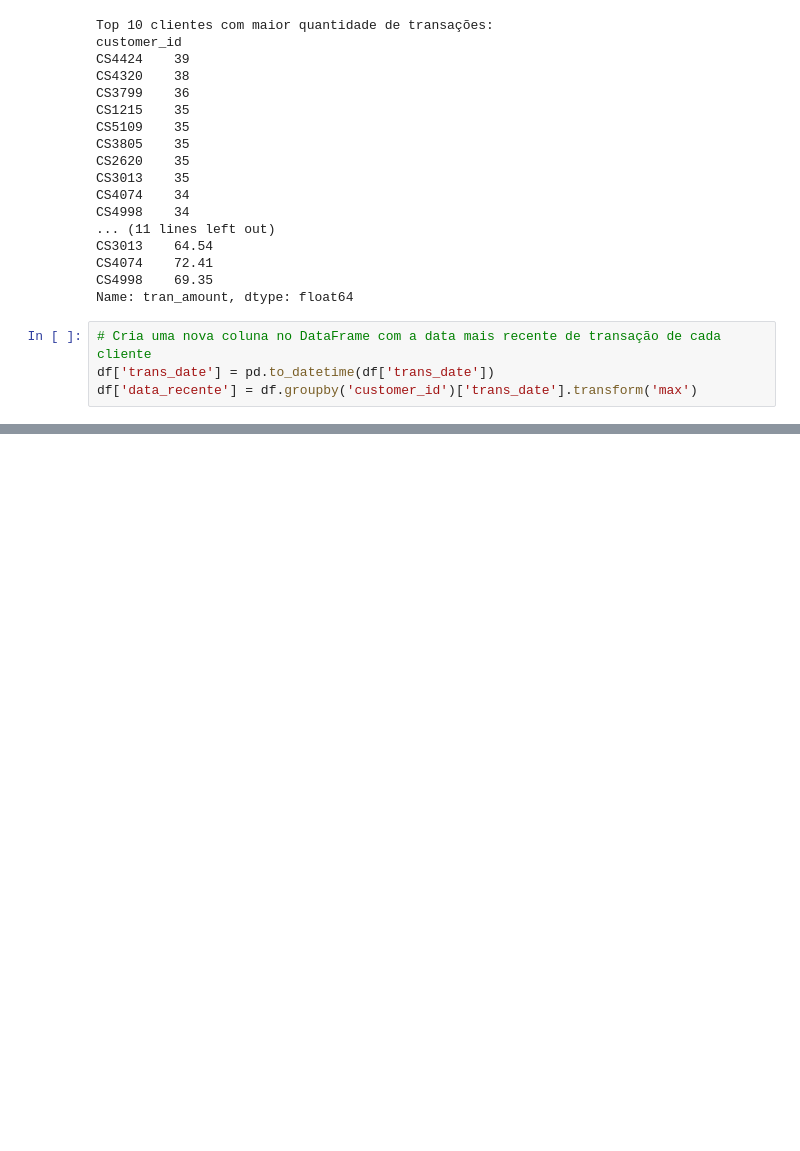
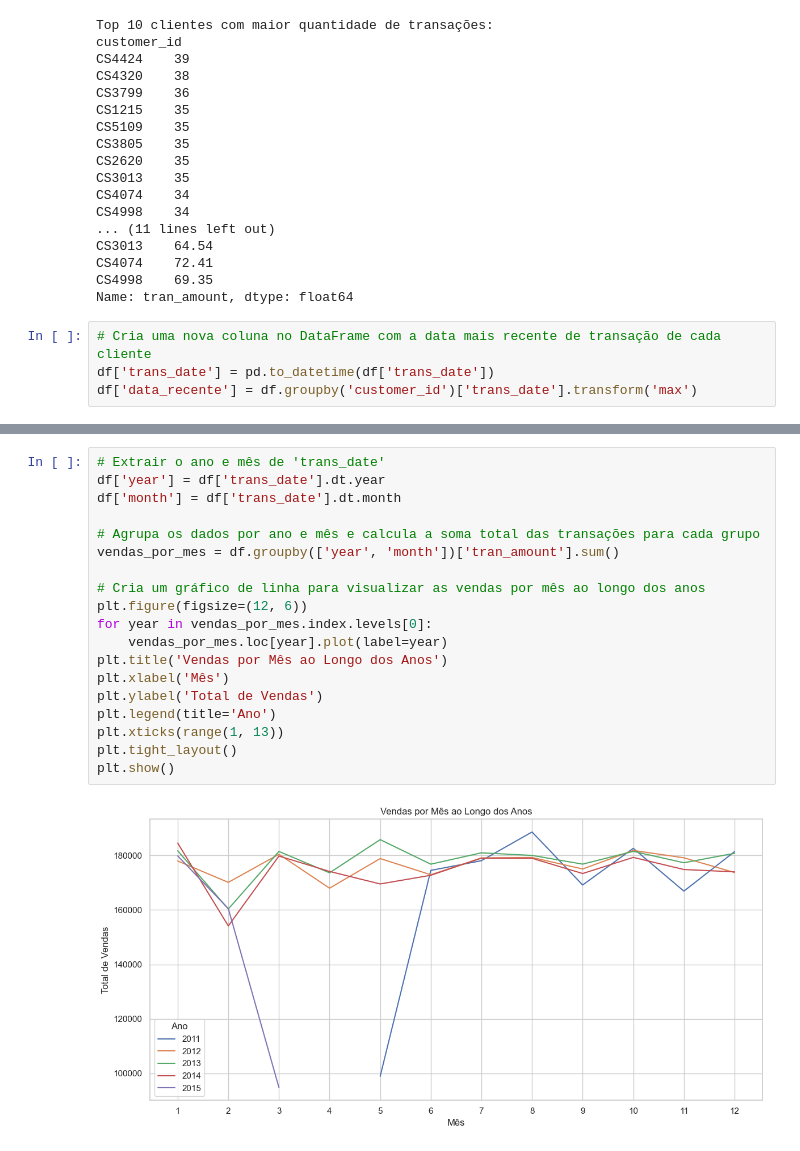
Before and after one commit to GabrielRodrigues11/test-basic-analysis, a Jupyter notebook: main.ipynb, the cells around one changed output, grey strips where cells are left out. Saved outputs shown, nothing was run; the diff lists cells and outputs as text; blank space fills up the shorter version.

```diff
--- a/main.ipynb
+++ b/main.ipynb
@@ -136,4 +136,25 @@ plt.show()
 # %% [output]
 Quantidade média de transações por cliente: 18.14
 [figure]
+# %%
+# Extrair o ano e mês de 'trans_date'
+df['year'] = df['trans_date'].dt.year
+df['month'] = df['trans_date'].dt.month
+
+# Agrupa os dados por ano e mês e calcula a soma total das transações para cada grupo
+vendas_por_mes = df.groupby(['year', 'month'])['tran_amount'].sum()
+
+# Cria um gráfico de linha para visualizar as vendas por mês ao longo dos anos
+plt.figure(figsize=(12, 6))
+for year in vendas_por_mes.index.levels[0]:
+    vendas_por_mes.loc[year].plot(label=year)
+plt.title('Vendas por Mês ao Longo dos Anos')
+plt.xlabel('Mês')
+plt.ylabel('Total de Vendas')
+plt.legend(title='Ano')
+plt.xticks(range(1, 13))
+plt.tight_layout()
+plt.show()
+# %% [output]
+[figure, added]
 # %%
```
Also changed, not shown: parts of 9 cells of this notebook, 1 other file.
